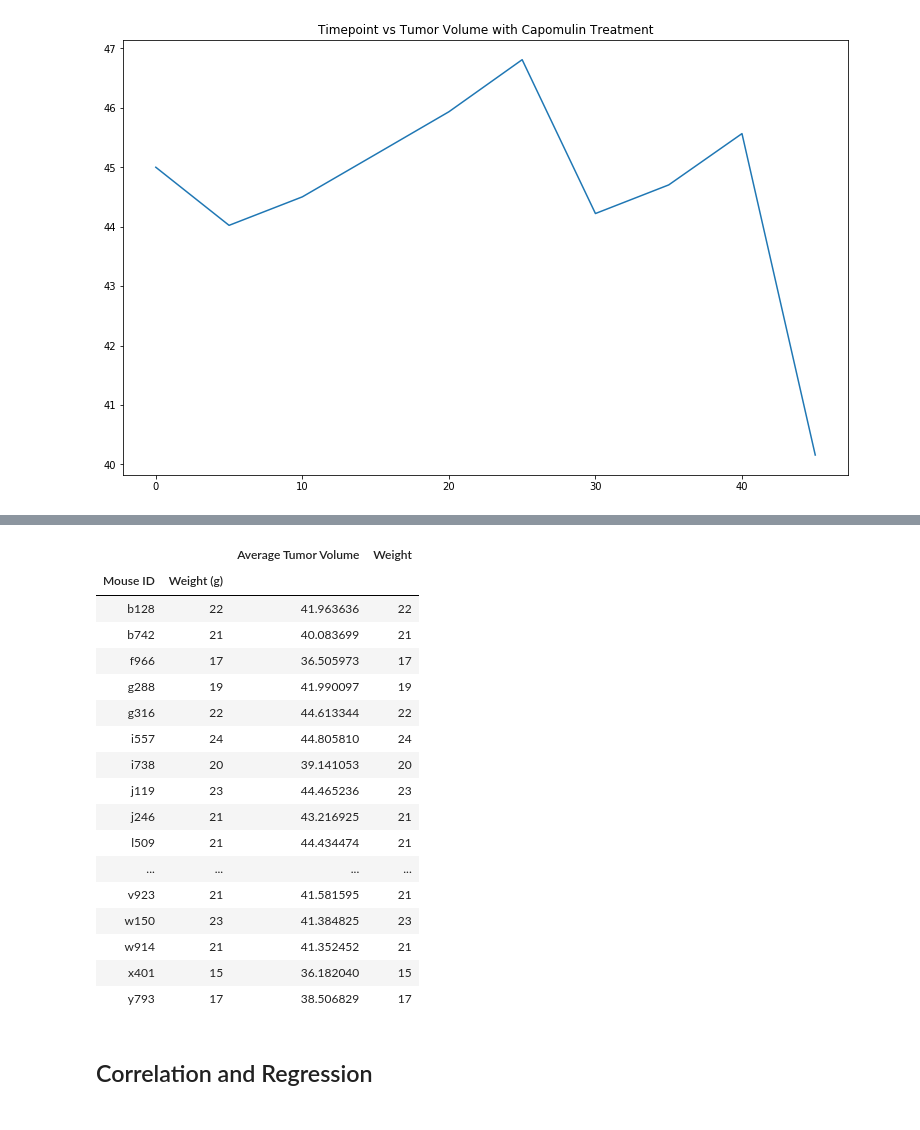
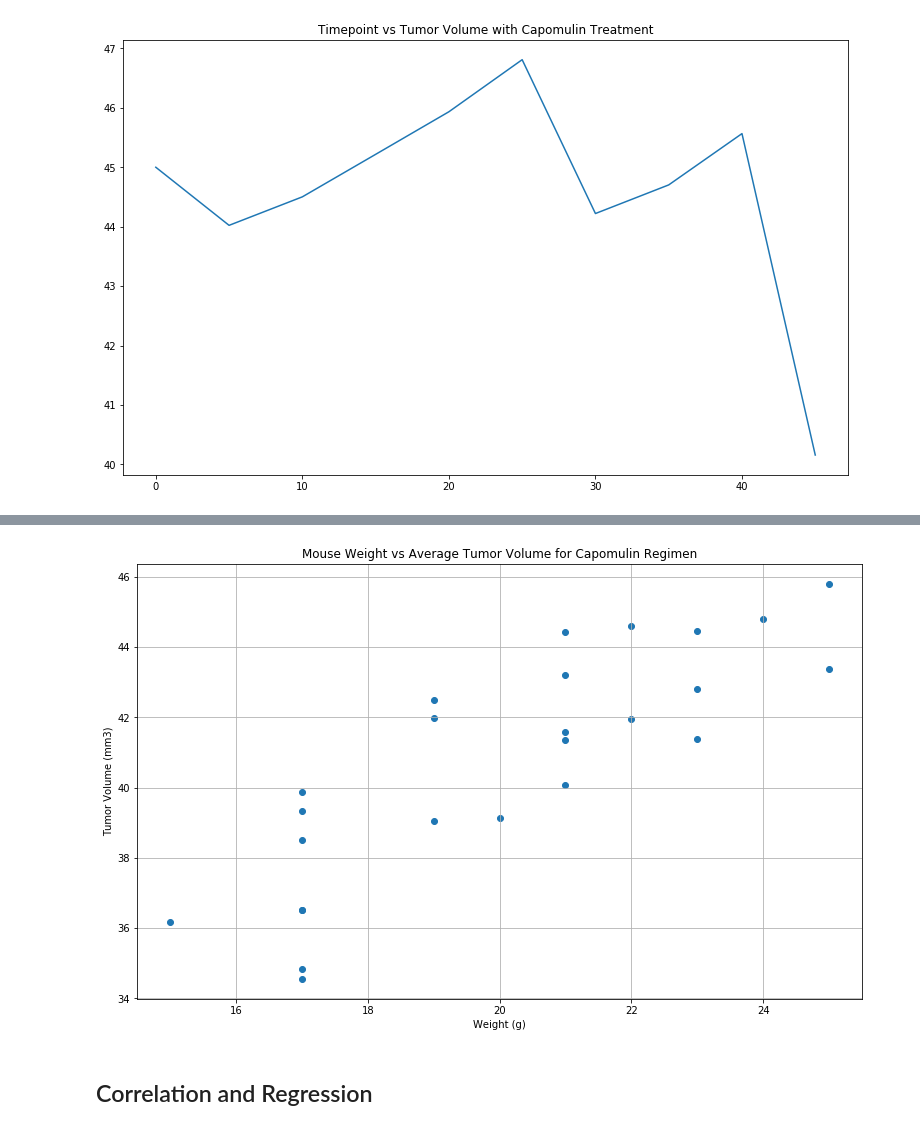
Before and after one commit to yaitouny/SMU_homework, a Jupyter notebook: 05-Matplotlib/Matplotlob - The Power of Plots/Pymaceuticals/pymaceuticals_starter.ipynb, the cells around one changed output, grey strips where cells are left out. Cells and saved outputs as stored; diff of their text form; code cells hidden in the pictures.

```diff
--- a/05-Matplotlib/Matplotlob - The Power of Plots/Pymaceuticals/pymaceuticals_starter.ipynb
+++ b/05-Matplotlib/Matplotlob - The Power of Plots/Pymaceuticals/pymaceuticals_starter.ipynb
@@ -263,11 +263,12 @@ Text(0.5, 1.0, 'Timepoint vs Tumor Volume with Capomulin Treatment')
 df4 = new_df.loc[new_df["Drug Regimen"].isin(["Capomulin"])]
 average_tumor = df4.groupby(["Mouse ID", "Weight (g)"])
 
+plt.figure(figsize=(13,8))
+
 volume = average_tumor["Tumor Volume (mm3)"].mean()
 mouse_weight = [value[0] for value in average_tumor["Weight (g)"].unique()]
 
 average_df = pd.DataFrame({"Average Tumor Volume": volume, "Weight": mouse_weight})
-
 plt.scatter(y="Average Tumor Volume", x="Weight", data = average_df)
 plt.title("Mouse Weight vs Average Tumor Volume for Capomulin Regimen")
 plt.xlabel("Weight (g)")
@@ -281,24 +280,4 @@ plt.show()
+[figure, added]
-# %%
-average_df
-# %% [output]
-|  |  | Average Tumor Volume | Weight |
-| Mouse ID | Weight (g) |  |  |
-| b128 | 22 | 41.963636 | 22 |
-| b742 | 21 | 40.083699 | 21 |
-| f966 | 17 | 36.505973 | 17 |
-| g288 | 19 | 41.990097 | 19 |
-| g316 | 22 | 44.613344 | 22 |
-| i557 | 24 | 44.805810 | 24 |
-| i738 | 20 | 39.141053 | 20 |
-| j119 | 23 | 44.465236 | 23 |
-| j246 | 21 | 43.216925 | 21 |
-| l509 | 21 | 44.434474 | 21 |
-| ... | ... | ... | ... |
-| v923 | 21 | 41.581595 | 21 |
-| w150 | 23 | 41.384825 | 23 |
-| w914 | 21 | 41.352452 | 21 |
-| x401 | 15 | 36.182040 | 15 |
-| y793 | 17 | 38.506829 | 17 |
 # %% [markdown]
 ## Correlation and Regression
 # %%
```
Also changed, not shown: parts of 2 cells of this notebook, 1 other file.
